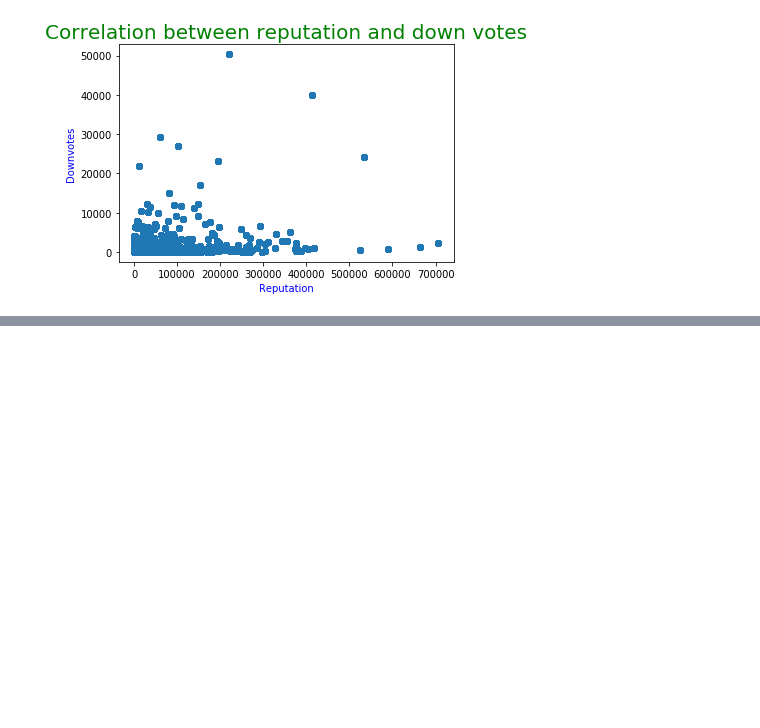
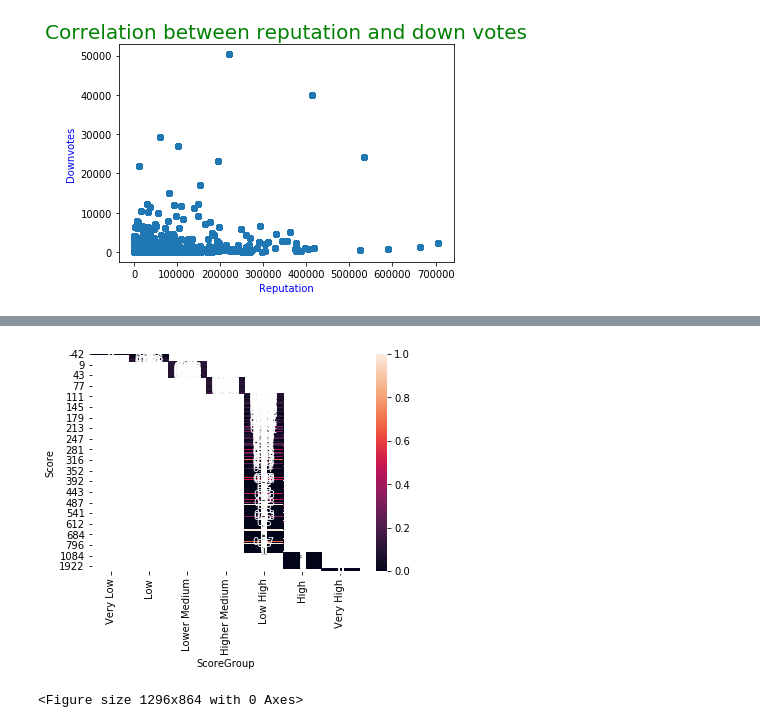
Before and after one commit to KarthikeyanVenkataraman/edastackoverflow, a Jupyter notebook: StackOverFlow_Draft.ipynb, the cells around one changed output, grey strips where cells are left out. Saved outputs shown, nothing was run; the diff lists cells and outputs as text; code cells hidden in the pictures; blank space fills up the shorter version.

```diff
--- a/StackOverFlow_Draft.ipynb
+++ b/StackOverFlow_Draft.ipynb
@@ -509,0 +583,2 @@ plt.show()
+# %%
+inpAns['ScoreGroup'] = pd.cut(inpAns.Score, [-50,-25,0,50,100,1000,2500,6000], labels=["Very Low","Low","Lower Medium","Higher Medium", "Low High", "High","Very High"])
@@ -509,0 +596,7 @@ plt.show()
+# %%
+dataScienceTagList=['r', 'matlab', 'excel','sql', 'sas', 'python']
+dataScienceTagList
+# Impute in a new column whether the Question belongs to the DataScience Category or not in the Questions DataSet
+for dataScienceTag in dataScienceTagList:
+  QuestionIdListRelatedToDataScience = inpQuesTags[inpQuesTags['Tag'].str.lower()==dataScienceTag].Id.tolist()
+  inpAns.loc[inpAns.ParentId.isin(QuestionIdListRelatedToDataScience),"IsDataScienceAnswer"]="Y"
@@ -509,0 +619,4 @@ plt.show()
+# %%
+inpAns['response_flag'] = np.where(inpAns.IsDataScienceAnswer=="Y",1,0)
+# %%
+res = pd.pivot_table(data=inpAns, index="Score", columns="ScoreGroup", values="response_flag" )
@@ -509,0 +640,7 @@ plt.show()
+# %%
+sns.heatmap(res, annot=True)
+plt.figure(figsize=[18,12])
+plt.show()
+# %% [output]
+[figure, added]
+<Figure size 1296x864 with 0 Axes>
```
Also changed, not shown: parts of 20 cells of this notebook.
